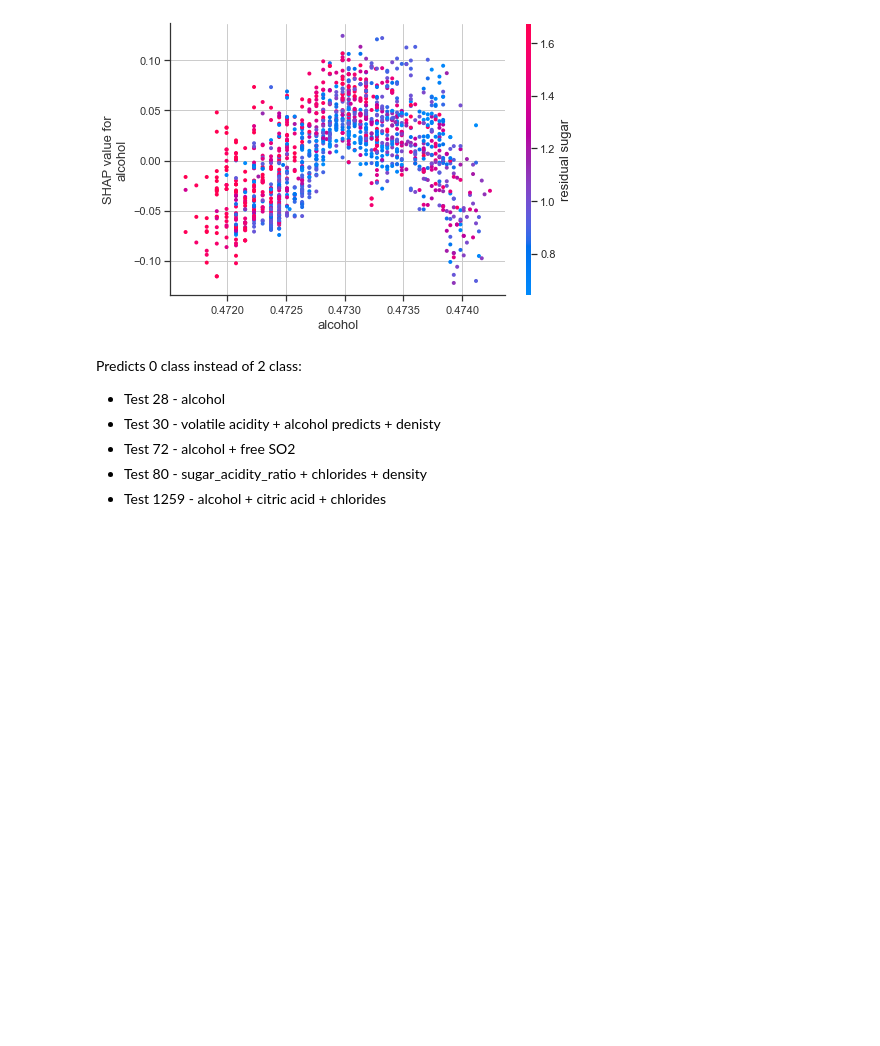
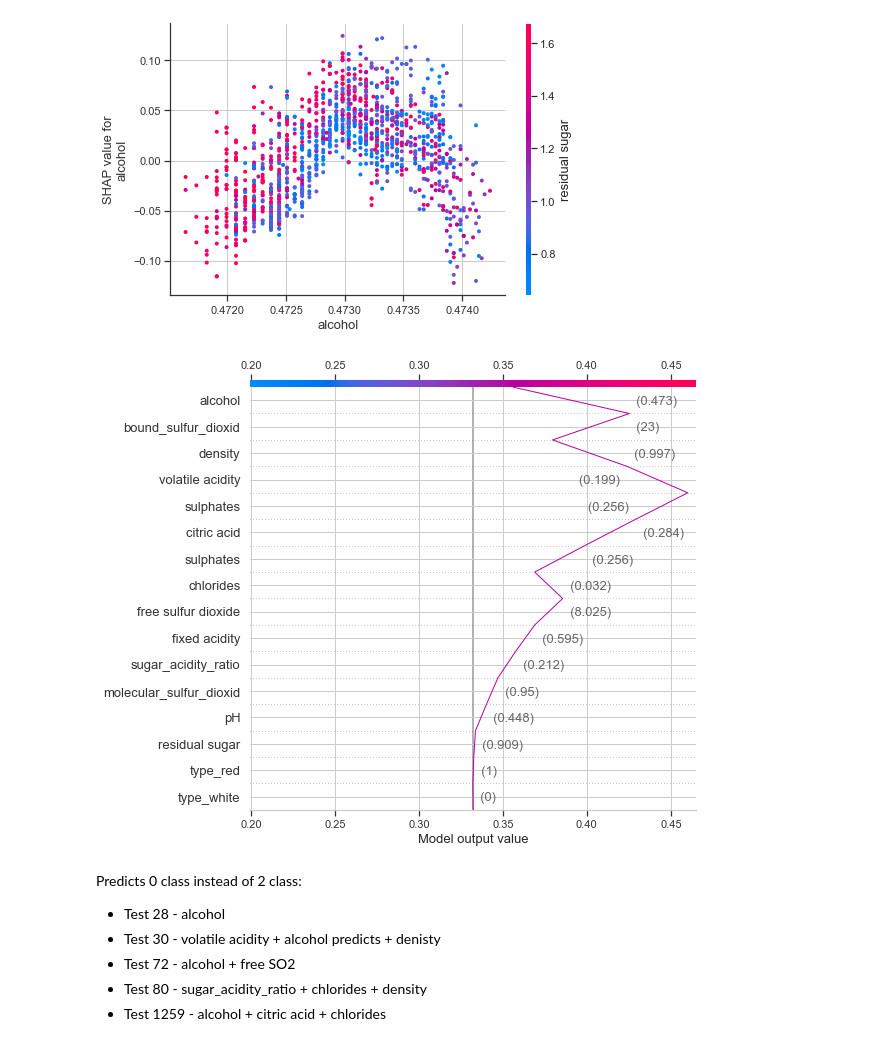
Before and after one commit to roma-glushko/kaggle-wine-quality, a Jupyter notebook: model.ipynb, the cells around one changed output. Saved outputs shown, nothing was run; the diff lists cells and outputs as text; code cells hidden in the pictures; blank space fills up the shorter version.

Commit message:
Plotted decision path for misclassified sample

```diff
--- a/model.ipynb
+++ b/model.ipynb
@@ -721,6 +721,10 @@ shap.dependence_plot('alcohol', shap_values[0], X_test_transformed, interaction_
 shap.dependence_plot('alcohol', shap_values[1], X_test_transformed, interaction_index='residual sugar')
 # %% [output]
 [figure]
+# %%
+shap.decision_plot(explainer.expected_value[2], shap_values[2][30, :], X_test_transformed.iloc[30, :])
+# %% [output]
+[figure, added]
 # %% [markdown]
 Predicts 0 class instead of 2 class:
 - Test 28 - alcohol
```
